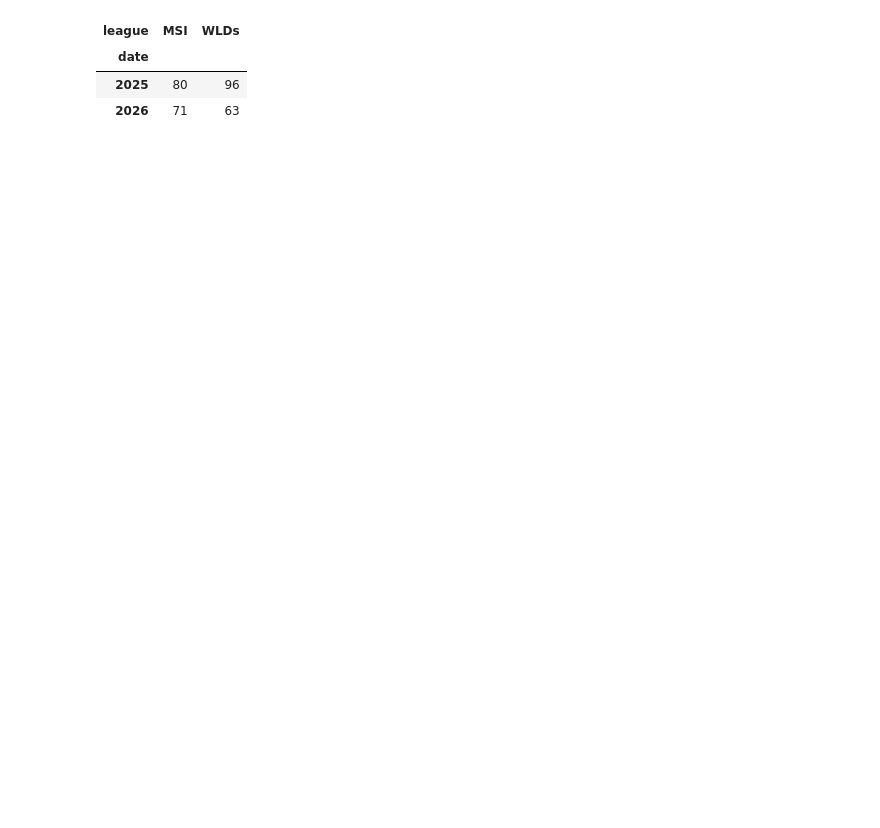
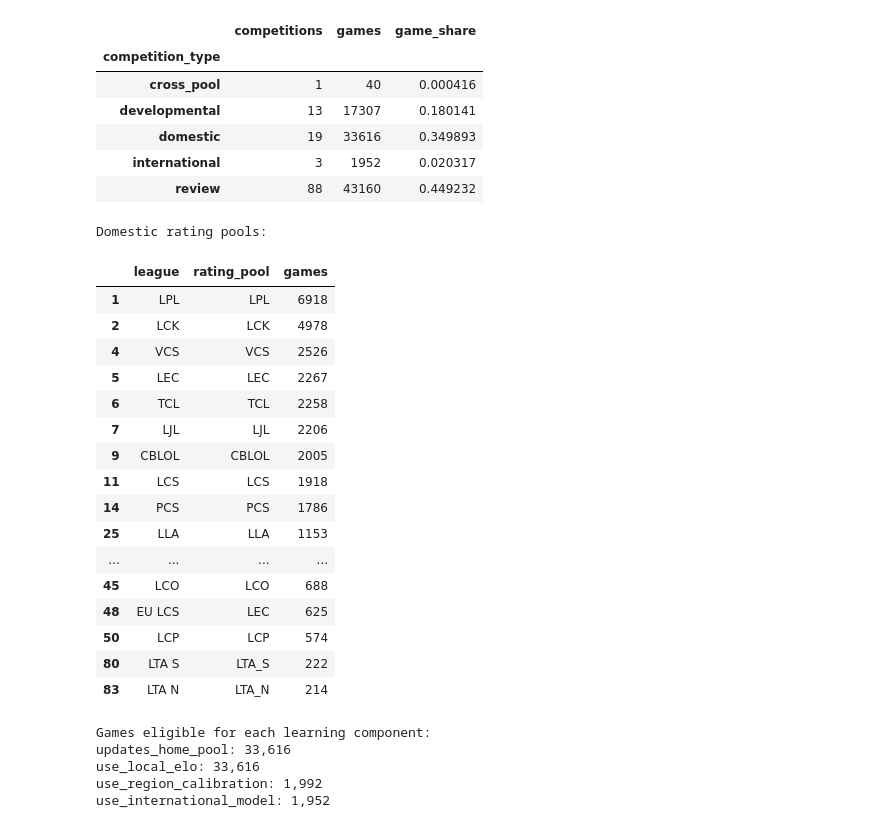
Before and after one commit to dophat1/lol-worlds-predictor, a Jupyter notebook: notebooks/04_international_evaluation.ipynb, the cells around one changed output. Saved outputs shown, nothing was run; the diff lists cells and outputs as text; code cells hidden in the pictures; blank space fills up the shorter version.

Commit message:
analyzing domestic games

```diff
--- a/notebooks/04_international_evaluation.ipynb
+++ b/notebooks/04_international_evaluation.ipynb
@@ -38,10 +353,59 @@ Name: count, dtype: int64
 # %%
-pd.crosstab(
-    international_test_df["date"].dt.year,
-    international_test_df["league"]
+coverage = (
+    classification.groupby("competition_type")
+    .agg(
+        competitions=("league", "size"),
+        games=("games", "sum"),
+    )
 )
+
+coverage["game_share"] = (
+    coverage["games"] / coverage["games"].sum()
+)
+
+display(coverage)
+
+print("Domestic rating pools:")
+display(
+    classification.loc[
+        classification["competition_type"].eq("domestic"),
+        ["league", "rating_pool", "games"],
+    ]
+)
+
+print("Games eligible for each learning component:")
+
+for flag in boolean_columns:
+    game_count = classification.loc[ classification[flag], "games"].sum()
+    print(f"{flag}: {game_count:,}")
 # %% [output]
-| league | MSI | WLDs |
-| date |  |  |
-| 2025 | 80 | 96 |
-| 2026 | 71 | 63 |
+|  | competitions | games | game_share |
+| competition_type |  |  |  |
+| cross_pool | 1 | 40 | 0.000416 |
+| developmental | 13 | 17307 | 0.180141 |
+| domestic | 19 | 33616 | 0.349893 |
+| international | 3 | 1952 | 0.020317 |
+| review | 88 | 43160 | 0.449232 |
+Domestic rating pools:
+|  | league | rating_pool | games |
+| 1 | LPL | LPL | 6918 |
+| 2 | LCK | LCK | 4978 |
+| 4 | VCS | VCS | 2526 |
+| 5 | LEC | LEC | 2267 |
+| 6 | TCL | TCL | 2258 |
+| 7 | LJL | LJL | 2206 |
+| 9 | CBLOL | CBLOL | 2005 |
+| 11 | LCS | LCS | 1918 |
+| 14 | PCS | PCS | 1786 |
+| 25 | LLA | LLA | 1153 |
+| ... | ... | ... | ... |
+| 45 | LCO | LCO | 688 |
+| 48 | EU LCS | LEC | 625 |
+| 50 | LCP | LCP | 574 |
+| 80 | LTA S | LTA_S | 222 |
+| 83 | LTA N | LTA_N | 214 |
+Games eligible for each learning component:
+updates_home_pool: 33,616
+use_local_elo: 33,616
+use_region_calibration: 1,992
+use_international_model: 1,952
```
Also changed, not shown: parts of 18 cells of this notebook.
